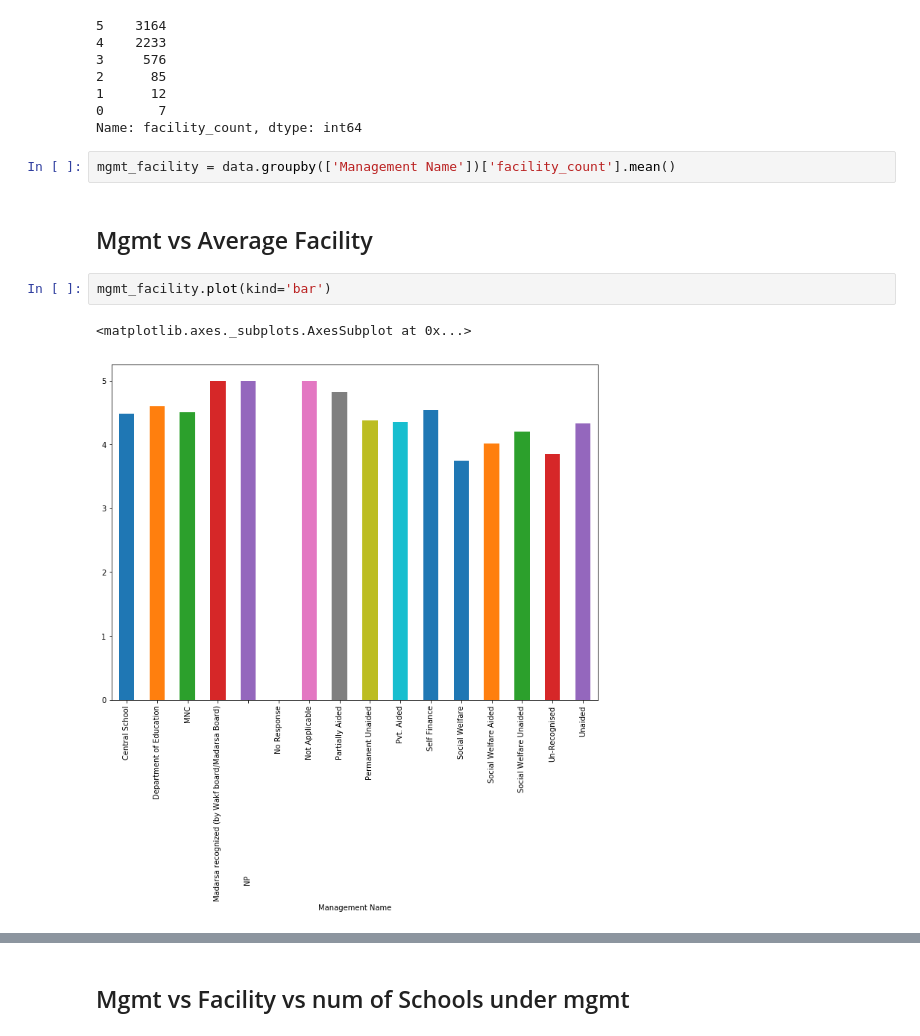
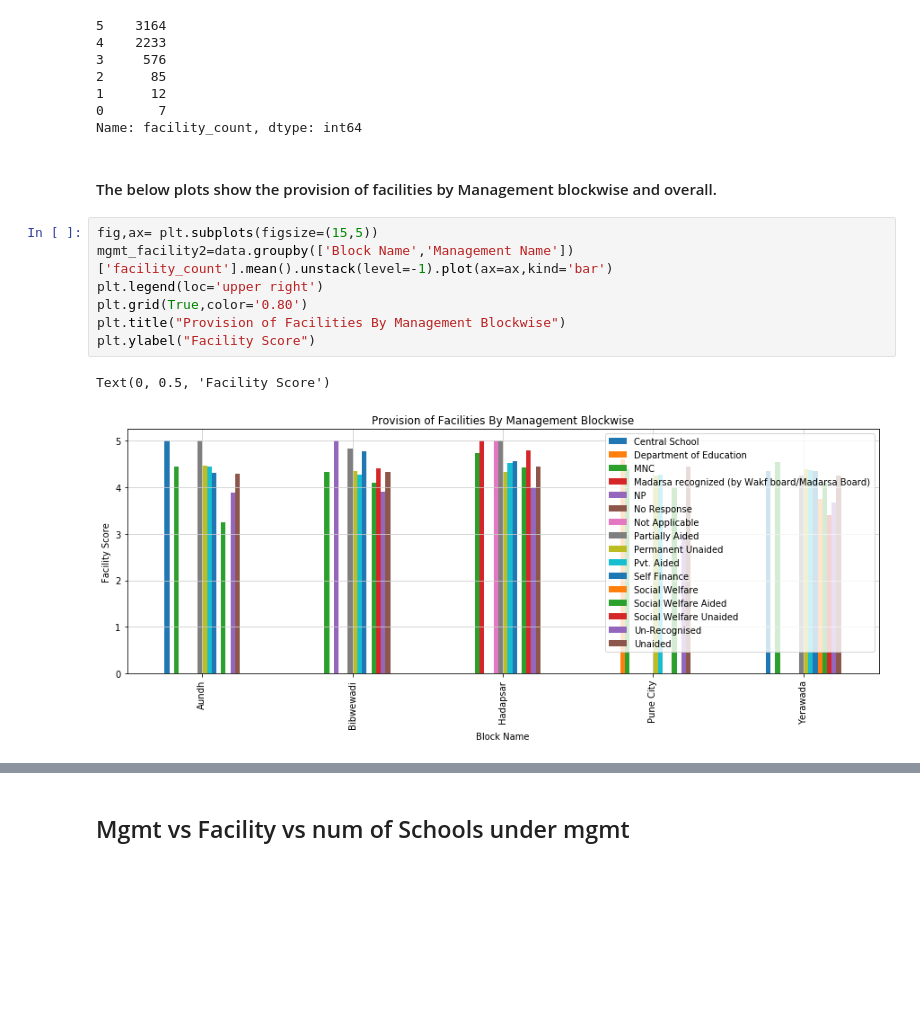
Before and after one commit to jahab/Statistics-Hackathon, a Jupyter notebook: Stats_Hackathon.ipynb, the cells around one changed output, grey strips where cells are left out. Saved outputs shown, nothing was run; the diff lists cells and outputs as text; blank space fills up the shorter version.

Commit message:
Added the plot Managemt facility blockwise and some description and show shining

```diff
--- a/Stats_Hackathon.ipynb
+++ b/Stats_Hackathon.ipynb
@@ -176,12 +180,15 @@ data['facility_count'].value_counts()
 1      12
 0       7
 Name: facility_count, dtype: int64
-# %%
-mgmt_facility = data.groupby(['Management Name'])['facility_count'].mean()
-# %% [markdown]
-## Mgmt vs Average Facility
-# %%
-mgmt_facility.plot(kind='bar')
-# %% [output]
-<matplotlib.axes._subplots.AxesSubplot at 0x...>
-[figure, removed]
+# %% [markdown]
+#### The below plots show the provision of facilities by Management  blockwise and overall.
+# %%
+fig,ax= plt.subplots(figsize=(15,5))
+mgmt_facility2=data.groupby(['Block Name','Management Name'])['facility_count'].mean().unstack(level=-1).plot(ax=ax,kind='bar')
+plt.legend(loc='upper right')
+plt.grid(True,color='0.80')
+plt.title("Provision of Facilities By Management Blockwise")
+plt.ylabel("Facility Score")
+# %% [output]
+Text(0, 0.5, 'Facility Score')
+[figure, added]
```
Also changed, not shown: parts of 6 cells of this notebook.
